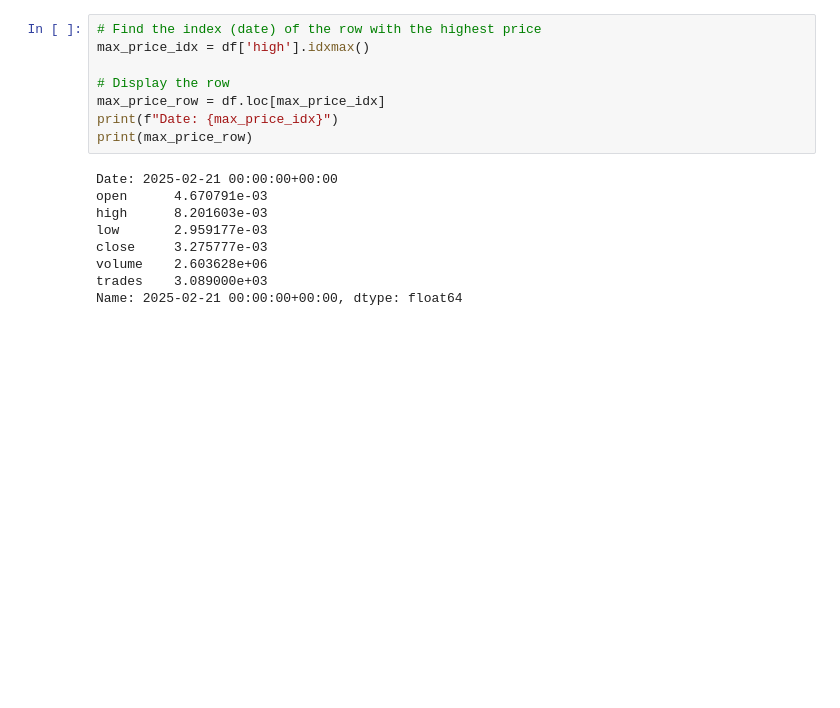
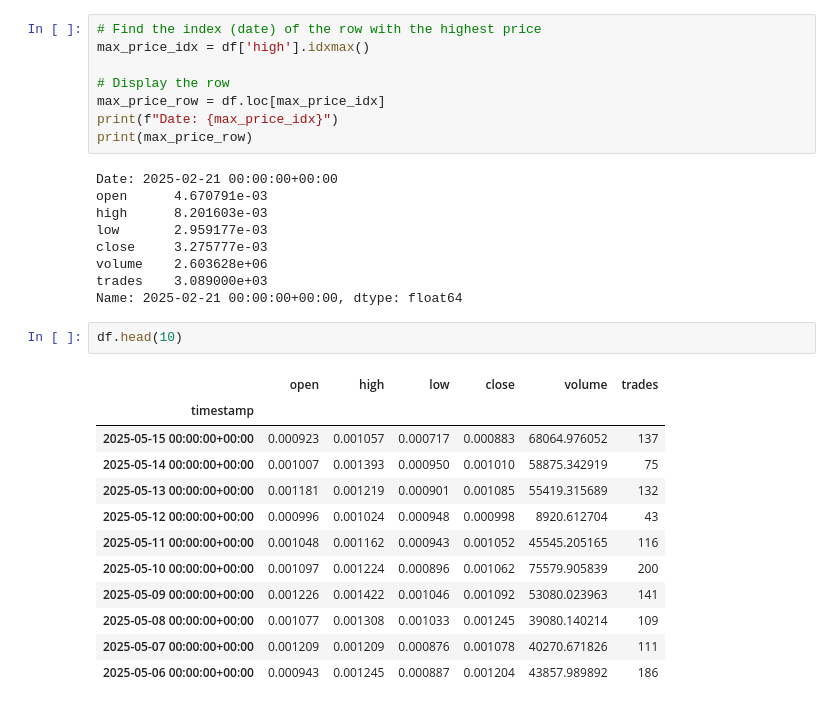
Before and after one commit to harshit4311/Fetching-Memecoin-Data, a Jupyter notebook: memecoin-data/DOGEFATHER.ipynb, the cells around one changed output. Drawn from its saved outputs; the diff is of its cells as text; blank space fills up the shorter version.

```diff
--- a/memecoin-data/DOGEFATHER.ipynb
+++ b/memecoin-data/DOGEFATHER.ipynb
@@ -172,3 +172,18 @@ close     3.275777e-03
 volume    2.603628e+06
 trades    3.089000e+03
 Name: 2025-02-21 00:00:00+00:00, dtype: float64
+# %%
+df.head(10)
+# %% [output]
+|  | open | high | low | close | volume | trades |
+| timestamp |  |  |  |  |  |  |
+| 2025-05-15 00:00:00+00:00 | 0.000923 | 0.001057 | 0.000717 | 0.000883 | 68064.976052 | 137 |
+| 2025-05-14 00:00:00+00:00 | 0.001007 | 0.001393 | 0.000950 | 0.001010 | 58875.342919 | 75 |
+| 2025-05-13 00:00:00+00:00 | 0.001181 | 0.001219 | 0.000901 | 0.001085 | 55419.315689 | 132 |
+| 2025-05-12 00:00:00+00:00 | 0.000996 | 0.001024 | 0.000948 | 0.000998 | 8920.612704 | 43 |
+| 2025-05-11 00:00:00+00:00 | 0.001048 | 0.001162 | 0.000943 | 0.001052 | 45545.205165 | 116 |
+| 2025-05-10 00:00:00+00:00 | 0.001097 | 0.001224 | 0.000896 | 0.001062 | 75579.905839 | 200 |
+| 2025-05-09 00:00:00+00:00 | 0.001226 | 0.001422 | 0.001046 | 0.001092 | 53080.023963 | 141 |
+| 2025-05-08 00:00:00+00:00 | 0.001077 | 0.001308 | 0.001033 | 0.001245 | 39080.140214 | 109 |
+| 2025-05-07 00:00:00+00:00 | 0.001209 | 0.001209 | 0.000876 | 0.001078 | 40270.671826 | 111 |
+| 2025-05-06 00:00:00+00:00 | 0.000943 | 0.001245 | 0.000887 | 0.001204 | 43857.989892 | 186 |
```
Also changed, not shown: parts of 4 cells of this notebook, 3 other files.
